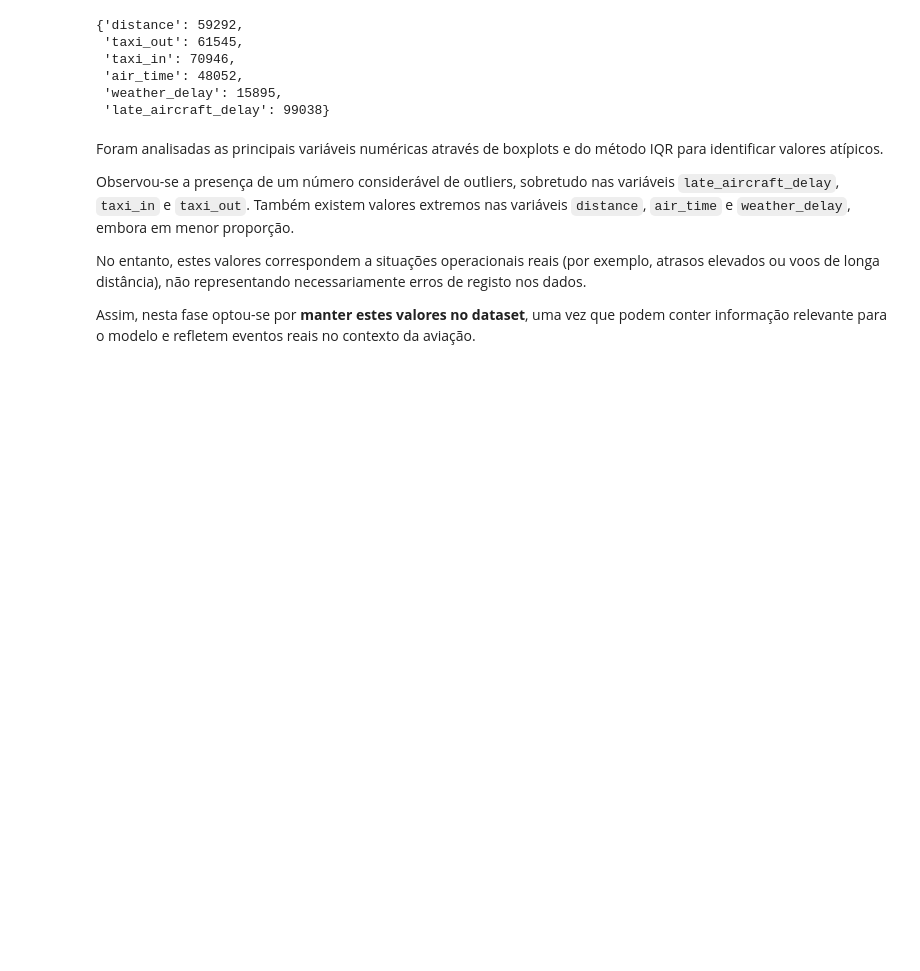
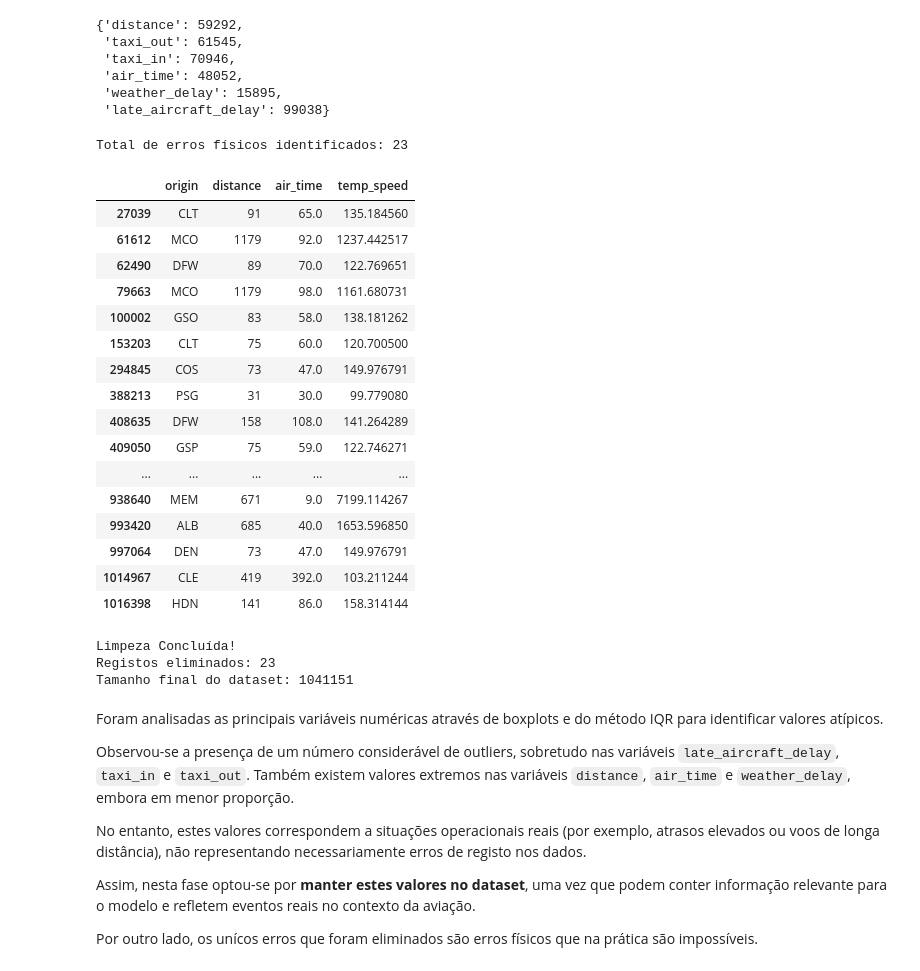
Before and after one commit to rodrigoramooos/previsao-atrasos-voos, a Jupyter notebook: notebooks/1.0_eda_limpeza.ipynb, the cells around one changed output. Saved outputs shown, nothing was run; the diff lists cells and outputs as text; code cells hidden in the pictures; blank space fills up the shorter version.

```diff
--- a/notebooks/1.0_eda_limpeza.ipynb
+++ b/notebooks/1.0_eda_limpeza.ipynb
@@ -483,0 +492,9 @@ No entanto, a percentagem de missing values é muito reduzida (inferior a 1%). O
+# %%
+# Guardar o número de linhas antes
+total_antes = df.shape[0]
+# Remover duplicados (mantém a primeira ocorrência e remove as restantes)
+df = df.drop_duplicates()
+# Resetar o índice para não haver saltos na numeração
+df = df.reset_index(drop=True)
+print(f"Registos removidos: {total_antes - df.shape[0]}")
+print(f"Novo tamanho do dataset: {df.shape[0]}")
@@ -525,6 +545,59 @@ outliers
  'air_time': 48052,
  'weather_delay': 15895,
  'late_aircraft_delay': 99038}
+# %%
+#Erros físicos
+
+# 1. Cálculo temporário da velocidade em km/h
+conv = 1.60934
+df['temp_speed'] = (df['distance'] * conv / df['air_time']) * 60
+
+# 2. Identificar a máscara dos 23 erros (ignorando nulos)
+# Filtramos apenas onde a velocidade é um número real mas está fora dos limites
+mask_erros_fisicos = (df['temp_speed'] > 1100) | (df['temp_speed'] < 160)
+
+# 3. Mostrar os 23 registos para conferência
+print(f"Total de erros físicos identificados: {mask_erros_fisicos.sum()}")
+display(df[mask_erros_fisicos][['origin', 'distance', 'air_time', 'temp_speed']])
+# %% [output]
+Total de erros físicos identificados: 23
+|  | origin | distance | air_time | temp_speed |
+| 27039 | CLT | 91 | 65.0 | 135.184560 |
+| 61612 | MCO | 1179 | 92.0 | 1237.442517 |
+| 62490 | DFW | 89 | 70.0 | 122.769651 |
+| 79663 | MCO | 1179 | 98.0 | 1161.680731 |
+| 100002 | GSO | 83 | 58.0 | 138.181262 |
+| 153203 | CLT | 75 | 60.0 | 120.700500 |
+| 294845 | COS | 73 | 47.0 | 149.976791 |
+| 388213 | PSG | 31 | 30.0 | 99.779080 |
+| 408635 | DFW | 158 | 108.0 | 141.264289 |
+| 409050 | GSP | 75 | 59.0 | 122.746271 |
+| ... | ... | ... | ... | ... |
+| 938640 | MEM | 671 | 9.0 | 7199.114267 |
+| 993420 | ALB | 685 | 40.0 | 1653.596850 |
+| 997064 | DEN | 73 | 47.0 | 149.976791 |
+| 1014967 | CLE | 419 | 392.0 | 103.211244 |
+| 1016398 | HDN | 141 | 86.0 | 158.314144 |
+# %%
+#Eliminação de erros físicos
+
+# Guardar o total de linhas antes da remoção
+total_antes = len(df)
+
+# Remover apenas as linhas que correspondem à máscara de erro
+df = df[~mask_erros_fisicos].copy()
+
+# Eliminar a coluna temporária e resetar o index
+df.drop(columns=['temp_speed'], inplace=True)
+df = df.reset_index(drop=True)
+
+print("Limpeza Concluída!")
+print(f"Registos eliminados: {total_antes - len(df)}")
+print(f"Tamanho final do dataset: {len(df)}")
+# %% [output]
+Limpeza Concluída!
+Registos eliminados: 23
+Tamanho final do dataset: 1041151
 # %% [markdown]
 Foram analisadas as principais variáveis numéricas através de boxplots e do método IQR para identificar valores atípicos.
 
@@ -533,3 +606,5 @@ Observou-se a presença de um número considerável de outliers, sobretudo nas v
 No entanto, estes valores correspondem a situações operacionais reais (por exemplo, atrasos elevados ou voos de longa distância), não representando necessariamente erros de registo nos dados.
 
 Assim, nesta fase optou-se por **manter estes valores no dataset**, uma vez que podem conter informação relevante para o modelo e refletem eventos reais no contexto da aviação.
+
+Por outro lado, os unícos erros que foram eliminados são erros físicos que na prática são impossíveis.
```
Also changed, not shown: parts of 5 cells of this notebook.
